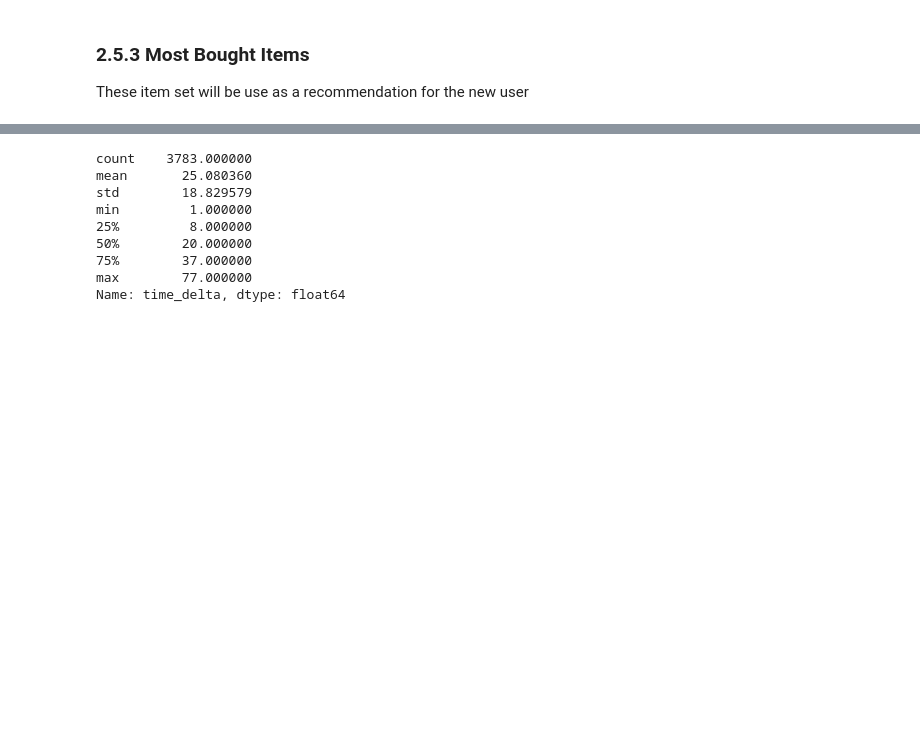
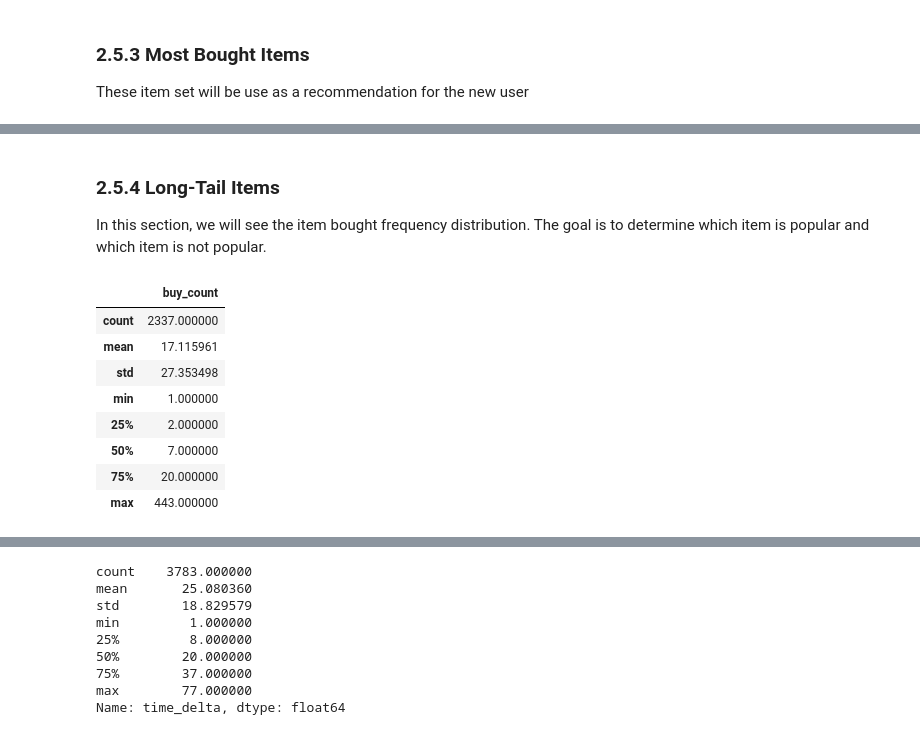
Before and after one commit to robinviltoriano/MBD_Assignment_2, a Jupyter notebook: a1900159.ipynb, the cells around one changed output, grey strips where cells are left out. Cells and saved outputs as stored; diff of their text form; code cells hidden in the pictures; blank space fills up the shorter version.

```diff
--- a/a1900159.ipynb
+++ b/a1900159.ipynb
@@ -403,3 +404,19 @@ Number of Items: 2,337
 | 17 | LUNCH BAG RETROSPOT | 141 |
 | 18 | JUMBO BAG RETROSPOT | 139 |
 | 19 | CHOCOLATE HOT WATER BOTTLE | 130 |
+# %% [markdown]
+### 2.5.4 Long-Tail Items
+In this section, we will see the item bought frequency distribution. The goal is to determine which item is popular and which item is not popular.
+# %%
+# statistics of the item bought frequency
+item_dist_df.describe()
+# %% [output]
+|  | buy_count |
+| count | 2337.000000 |
+| mean | 17.115961 |
+| std | 27.353498 |
+| min | 1.000000 |
+| 25% | 2.000000 |
+| 50% | 7.000000 |
+| 75% | 20.000000 |
+| max | 443.000000 |
```
Also changed, not shown: parts of 9 cells of this notebook.
